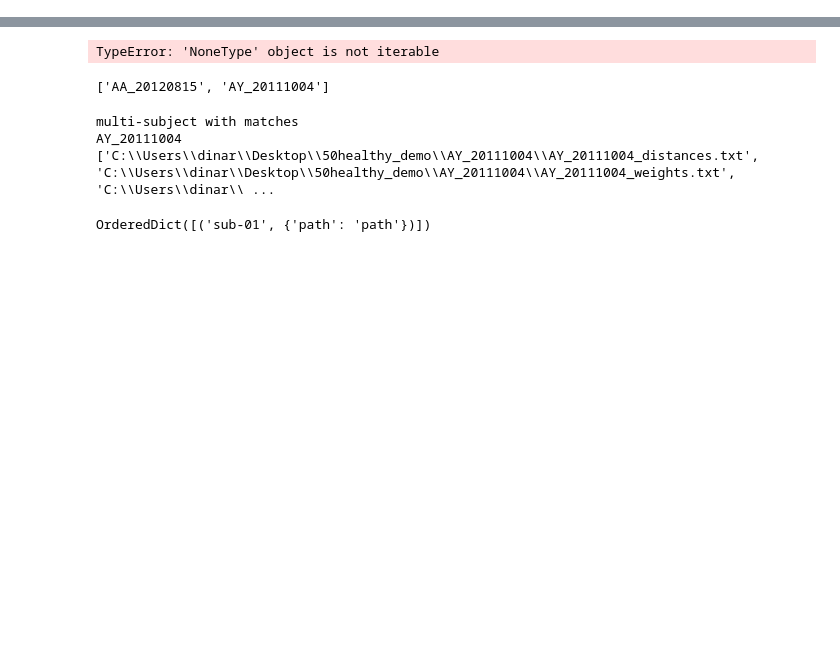
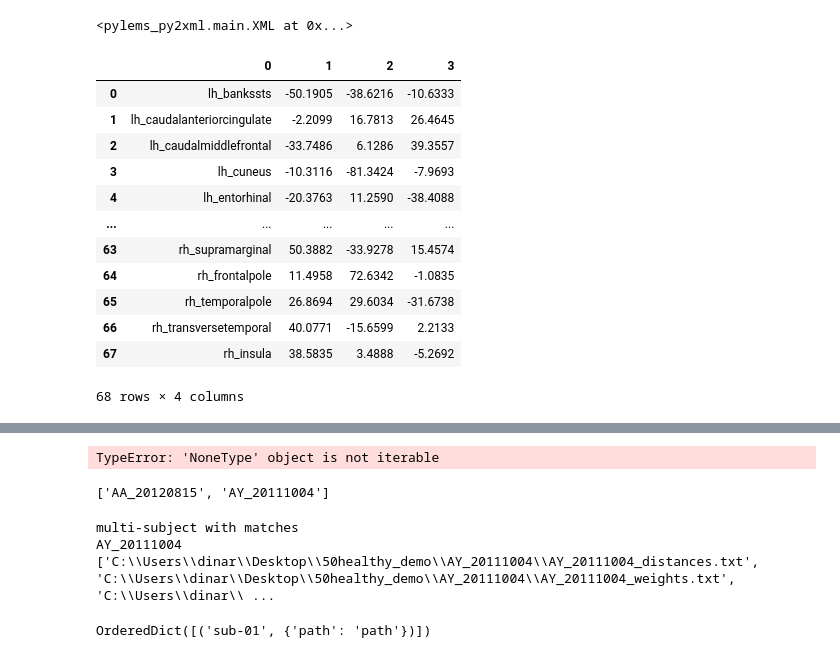
Before and after one commit to dissagaliyeva/sim2bids, a Jupyter notebook: app_templates/start_app.ipynb, the cells around one changed output, grey strips where cells are left out. Cells and saved outputs as stored; diff of their text form; code cells hidden in the pictures; blank space fills up the shorter version.

```diff
--- a/app_templates/start_app.ipynb
+++ b/app_templates/start_app.ipynb
@@ -77,0 +90,8 @@ Removed all test files...
+# %%
+import pylems_py2xml
+import os
+from sim2bids.app import app
+
+pylems_py2xml.main.XML(inp=app.CODE, output_path=os.path.join(app.OUTPUT, 'param'), suffix=app.DESC, app=True)
+# %% [output]
+<pylems_py2xml.main.XML at 0x...>
@@ -77,0 +100,27 @@ Removed all test files...
+# %%
+import sim2bids.utils
+from sim2bids.generate import structure, subjects
+from sim2bids.preprocess import preprocess as prep
+from sim2bids.preprocess import prepare_inputs as prepare
+from sim2bids.convert import convert, mat
+from sim2bids.templates import templates as temp
+from sim2bids.app import utils
+
+
+path = 'C:/Users/dinar/Desktop/50healthy_demo/centres.txt'
+
+convert.open_file(path, subjects.find_separator(path))
+# %% [output]
+|  | 0 | 1 | 2 | 3 |
+| 0 | lh_bankssts | -50.1905 | -38.6216 | -10.6333 |
+| 1 | lh_caudalanteriorcingulate | -2.2099 | 16.7813 | 26.4645 |
+| 2 | lh_caudalmiddlefrontal | -33.7486 | 6.1286 | 39.3557 |
+| 3 | lh_cuneus | -10.3116 | -81.3424 | -7.9693 |
+| 4 | lh_entorhinal | -20.3763 | 11.2590 | -38.4088 |
+| ... | ... | ... | ... | ... |
+| 63 | rh_supramarginal | 50.3882 | -33.9278 | 15.4574 |
+| 64 | rh_frontalpole | 11.4958 | 72.6342 | -1.0835 |
+| 65 | rh_temporalpole | 26.8694 | 29.6034 | -31.6738 |
+| 66 | rh_transversetemporal | 40.0771 | -15.6599 | 2.2133 |
+| 67 | rh_insula | 38.5835 | 3.4888 | -5.2692 |
+68 rows × 4 columns
```
Also changed, not shown: parts of 19 cells of this notebook, 3 other files.
